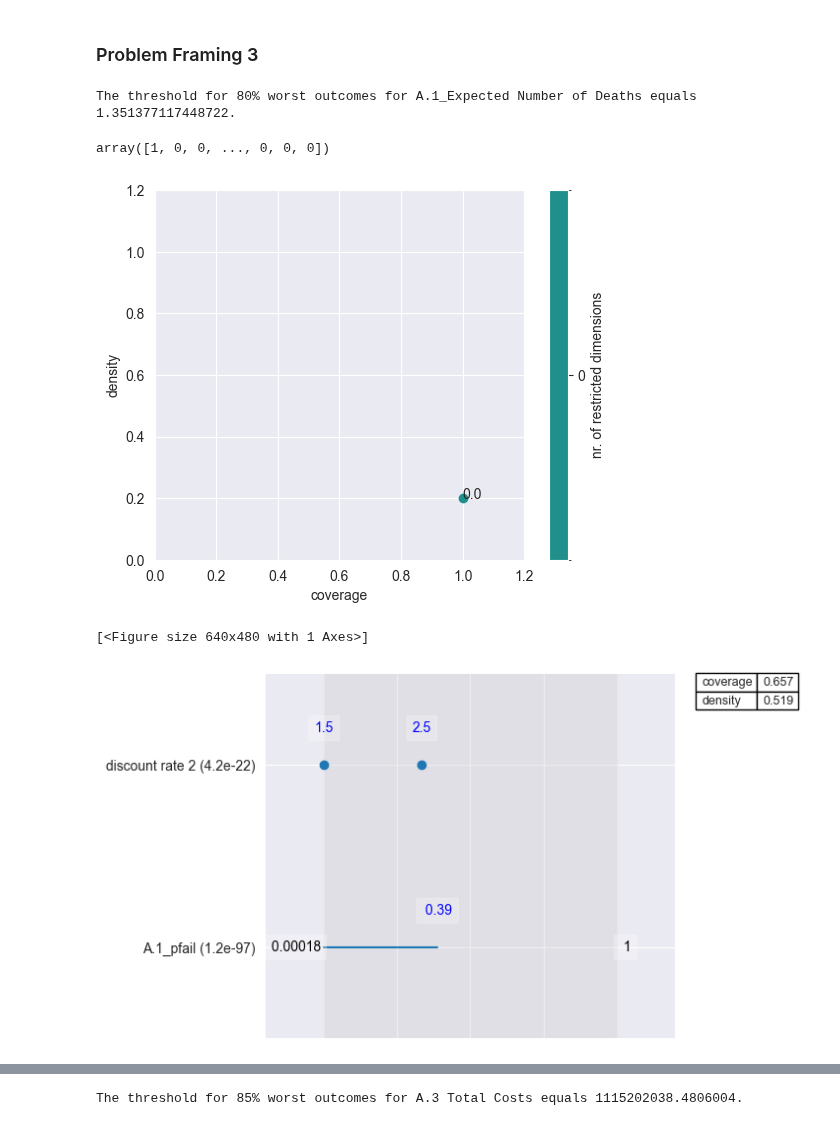
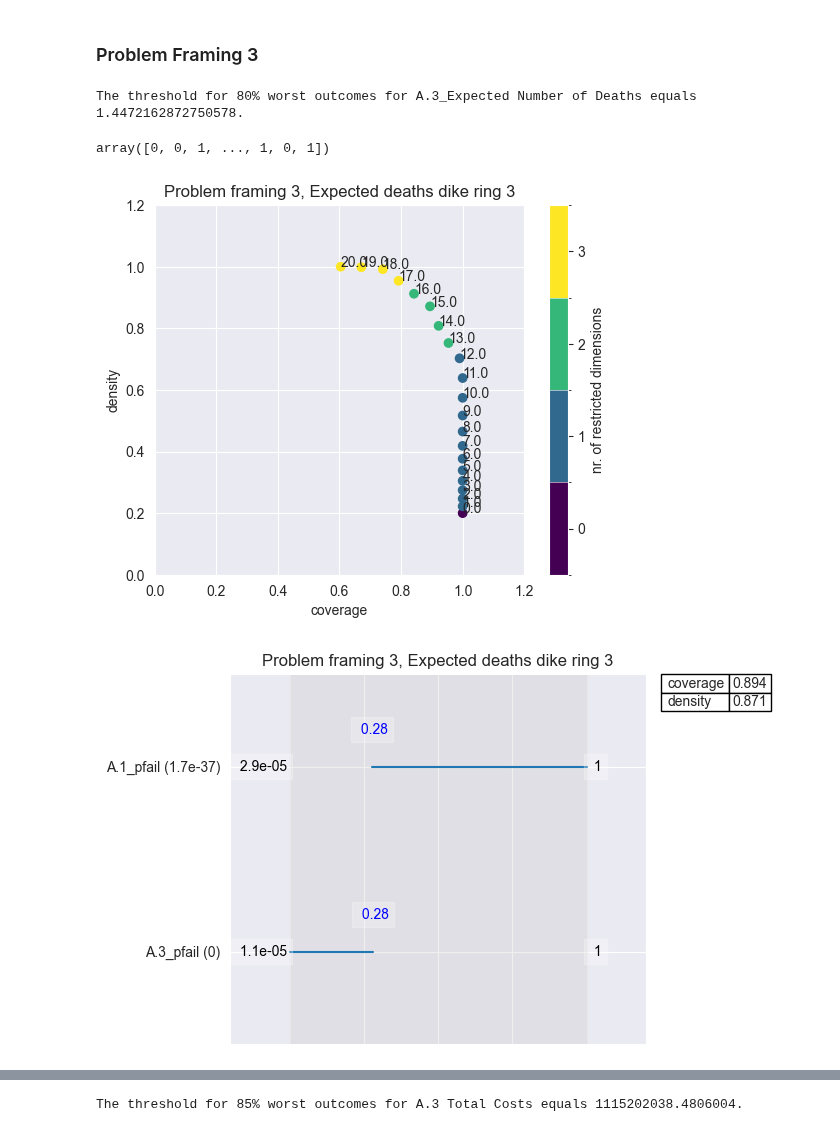
Before and after one commit to ndaswani1/EPA141A-labs, a Jupyter notebook: final assignment/dike_model_prim_analysis.ipynb, the cells around one changed output, grey strips where cells are left out. Cells and saved outputs as stored; diff of their text form; code cells hidden in the pictures.

```diff
--- a/final assignment/dike_model_prim_analysis.ipynb
+++ b/final assignment/dike_model_prim_analysis.ipynb
@@ -165,26 +182,30 @@ experiments, outcomes = load_results('./results/dikeanalysis_problem3.tar.gz')
 # %%
 X = experiments.iloc[:, 0:(len(experiments.columns)-3)]
 # %%
-y = dep_var(df=outcomes, outcome_to_study='A.1_Expected Number of Deaths', percentile=80)
+y = dep_var(df=outcomes, outcome_to_study='A.3_Expected Number of Deaths', percentile=80)
 # %% [output]
-The threshold for 80% worst outcomes for A.1_Expected Number of Deaths equals 1.351377117448722.
+The threshold for 80% worst outcomes for A.3_Expected Number of Deaths equals 1.4472162872750578.
 # %%
 y
 # %% [output]
-array([1, 0, 0, ..., 0, 0, 0])
+array([0, 0, 1, ..., 1, 0, 1])
 # %%
 sd_alg = prim.Prim(x=X, y=y, threshold=0.8, peel_alpha=0.1)
 # %%
 box = sd_alg.find_box()
 # %%
 box.show_tradeoff(annotated=True)
+plt.title("Problem framing 3, Expected deaths dike ring 3")
+plt.savefig('./images/prim_problem3_a3deaths_tradeoff.png')
 plt.show()
 # %% [output]
-[figure, old version]
+[figure, new version]
 # %%
 # Determine point to study
-point_to_study = 11
+point_to_study = 15
 box.inspect(point_to_study, style='graph')
+plt.title("Problem framing 3, Expected deaths dike ring 3")
+plt.savefig('./images/prim_problem3_a3deaths_sensitivity.png', bbox_inches='tight')
+plt.show()
 # %% [output]
-[<Figure size 640x480 with 1 Axes>]
-[figure, old version]
+[figure, new version]
```
Also changed, not shown: parts of 10 cells of this notebook, 22 other files.
